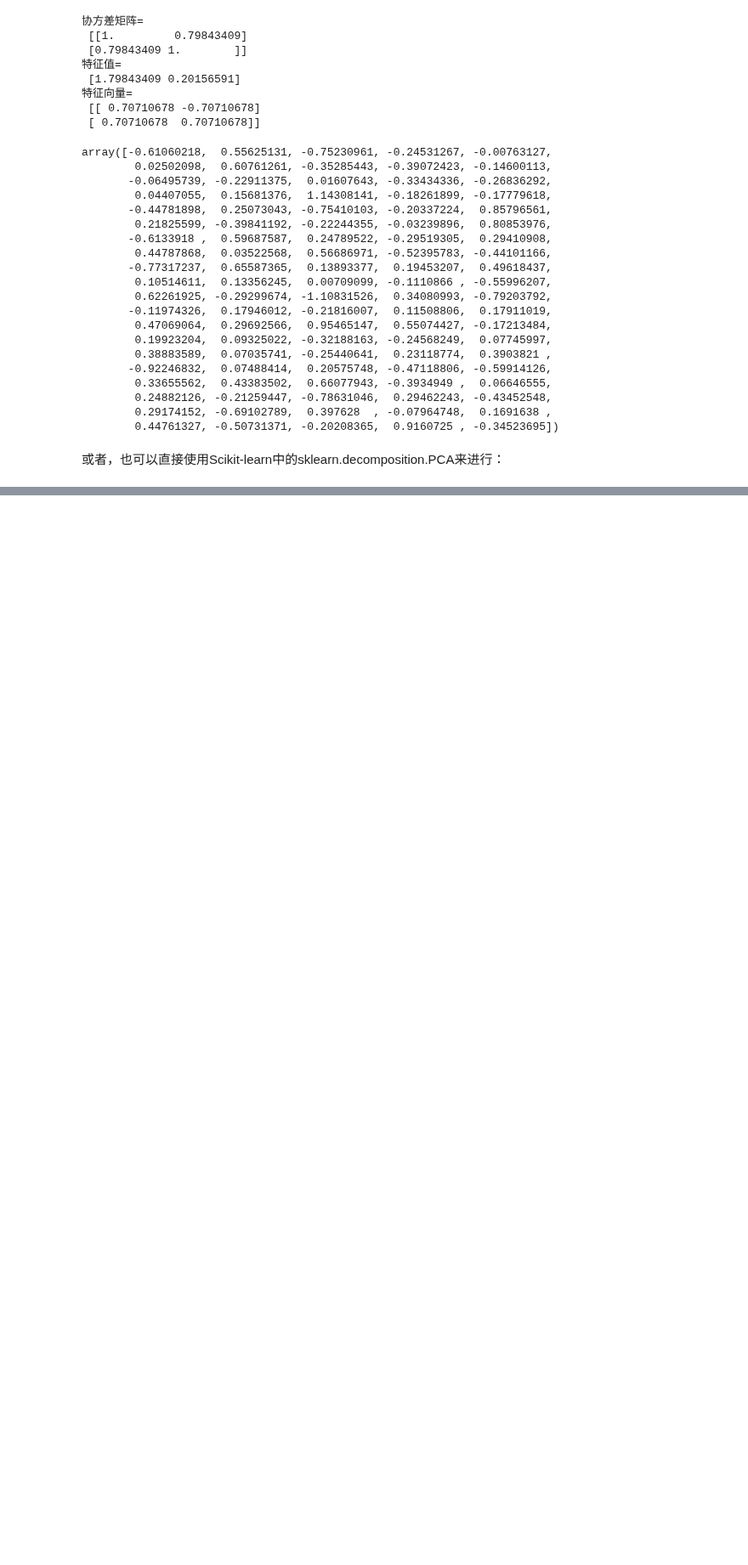
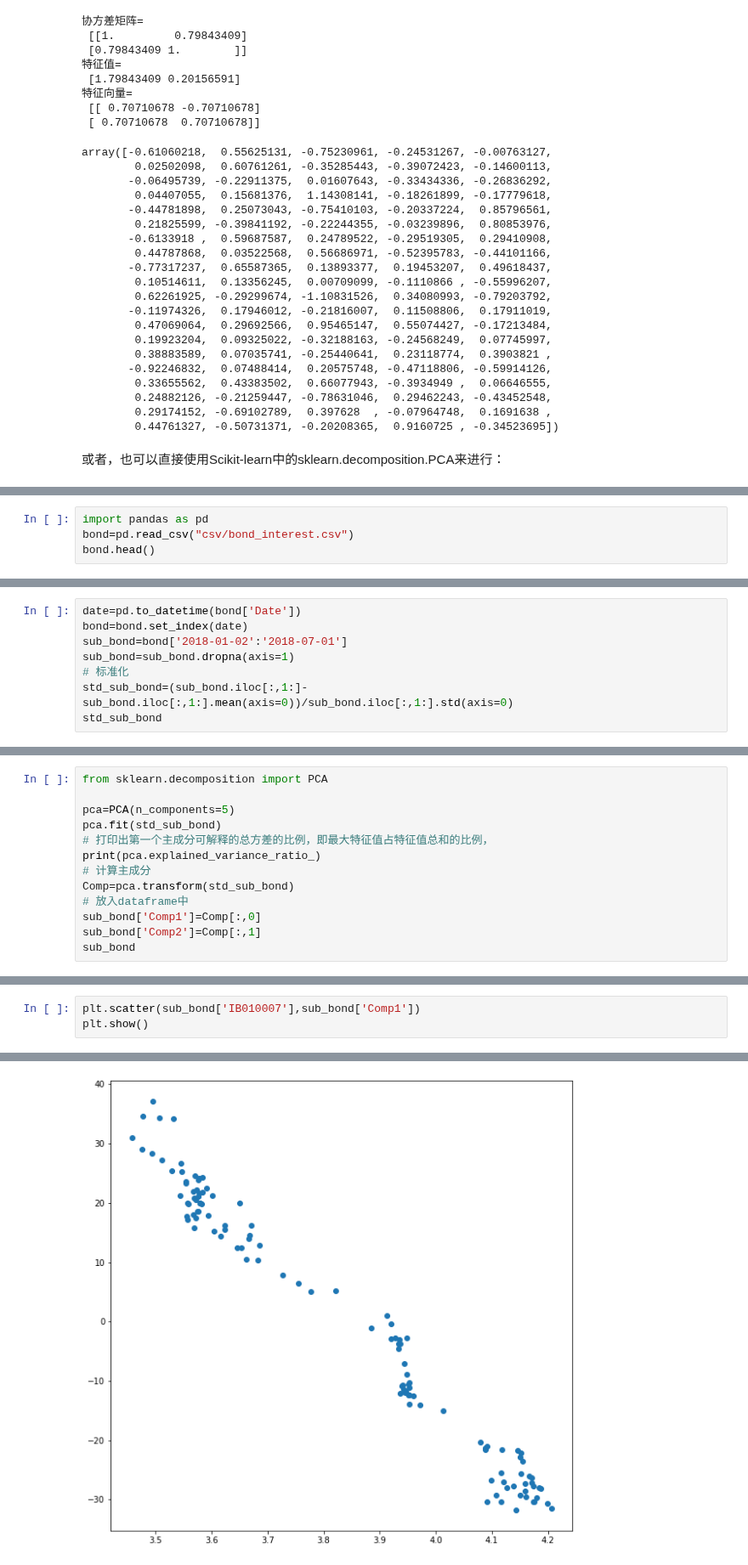
Before and after one commit to sijichun/PythonTutor, a Jupyter notebook: PCA_Manifold.ipynb, the cells around one changed output, grey strips where cells are left out. Shown at 85% size. Cells and saved outputs as stored; diff of their text form; blank space fills up the shorter version.

```diff
--- a/PCA_Manifold.ipynb
+++ b/PCA_Manifold.ipynb
@@ -161,0 +129,4 @@ Comp=pca.transform(X)
+# %%
+import pandas as pd
+bond=pd.read_csv("csv/bond_interest.csv")
+bond.head()
@@ -161,0 +145,8 @@ Comp=pca.transform(X)
+# %%
+date=pd.to_datetime(bond['Date'])
+bond=bond.set_index(date)
+sub_bond=bond['2018-01-02':'2018-07-01']
+sub_bond=sub_bond.dropna(axis=1)
+# 标准化
+std_sub_bond=(sub_bond.iloc[:,1:]-sub_bond.iloc[:,1:].mean(axis=0))/sub_bond.iloc[:,1:].std(axis=0)
+std_sub_bond
@@ -161,0 +172,13 @@ Comp=pca.transform(X)
+# %%
+from sklearn.decomposition import PCA
+
+pca=PCA(n_components=5)
+pca.fit(std_sub_bond)
+# 打印出第一个主成分可解释的总方差的比例，即最大特征值占特征值总和的比例，
+print(pca.explained_variance_ratio_)
+# 计算主成分
+Comp=pca.transform(std_sub_bond)
+# 放入dataframe中
+sub_bond['Comp1']=Comp[:,0]
+sub_bond['Comp2']=Comp[:,1]
+sub_bond
@@ -161,0 +205,4 @@ Comp=pca.transform(X)
+# %%
+plt.scatter(sub_bond['IB010007'],sub_bond['Comp1'])
+plt.show()
+# %% [output]
@@ -161,0 +210 @@ Comp=pca.transform(X)
+[figure, added]
```
Also changed, not shown: parts of 16 cells of this notebook, 1 other file.
